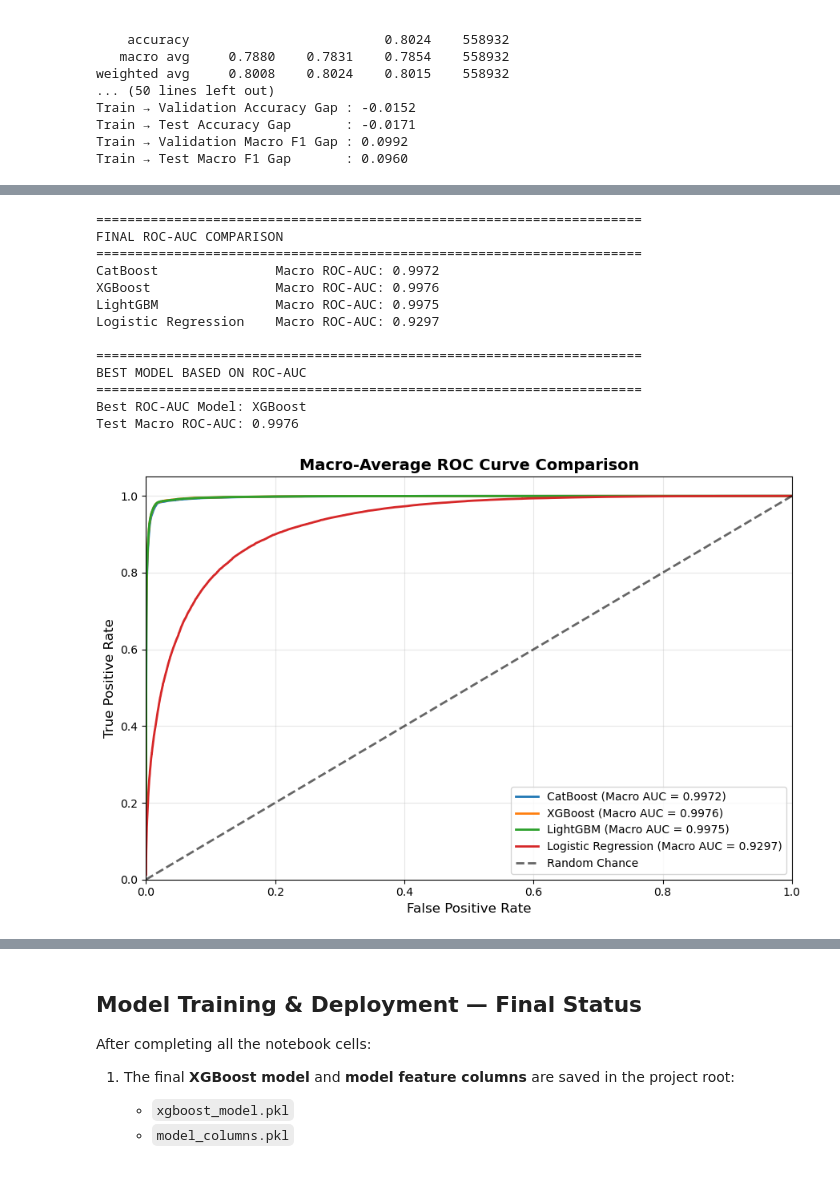
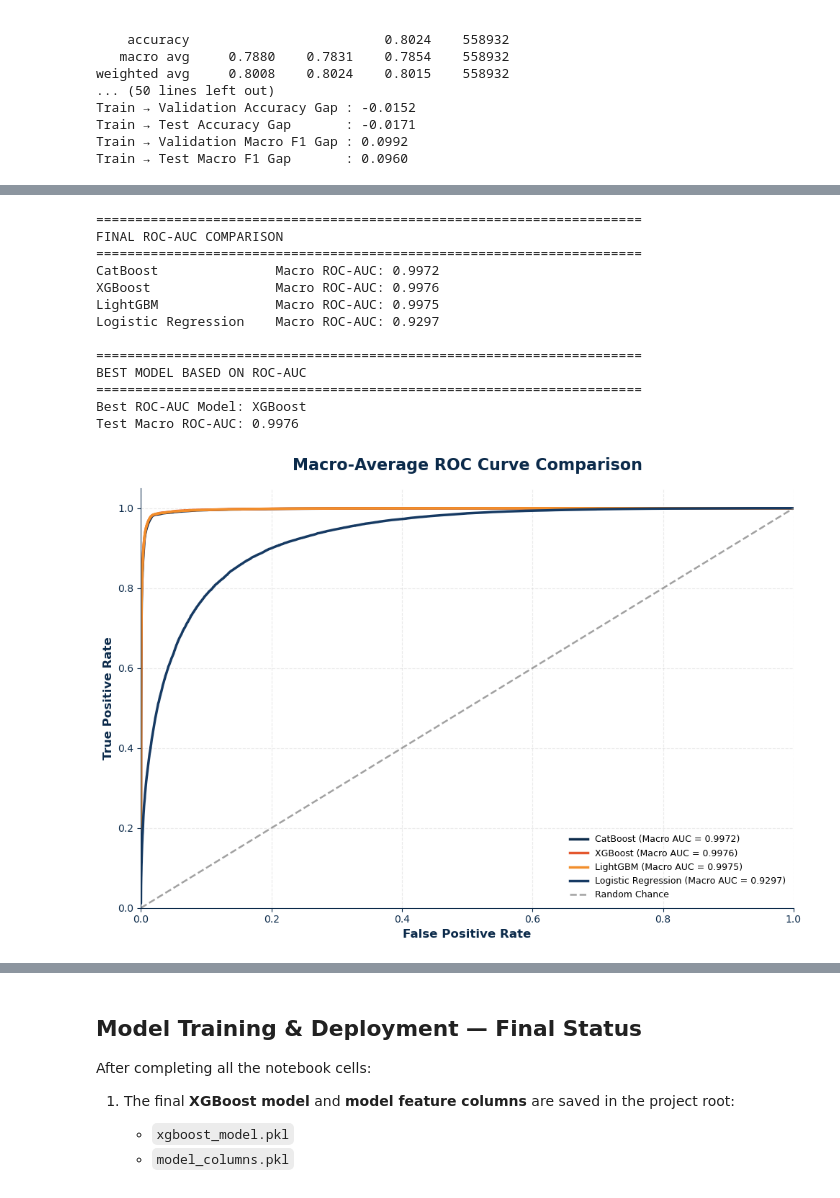
Before and after one commit to kumarsainit/precision-multiclass-irrigation-intelligence, a Jupyter notebook: notebook/train_model.ipynb, the cells around one changed output, grey strips where cells are left out. Saved outputs shown, nothing was run; the diff lists cells and outputs as text; code cells hidden in the pictures.

```diff
--- a/notebook/train_model.ipynb
+++ b/notebook/train_model.ipynb
@@ -1653,8 +1588,9 @@ modelProbabilities = {
     'Logistic Regression': logisticRegressionModel.predict_proba(testFeatures)
 }
 
-
-testClasses = np.unique(testTarget)
+testClasses = np.arange(
+    len(labelEncoder.classes_)
+)
 
 testTargetBinary = label_binarize(
     testTarget,
@@ -1662,7 +1598,6 @@ testTargetBinary = label_binarize(
 )
 
 numberOfClasses = testTargetBinary.shape[1]
-
 
 rocAucResults = {}
 
@@ -1675,7 +1610,6 @@ for modelName, predictionProbabilities in modelProbabilities.items():
         average='macro'
     )
 
-
 print("=" * 70)
 print("FINAL ROC-AUC COMPARISON")
 print("=" * 70)
@@ -1687,12 +1621,10 @@ for modelName, rocAucScore in rocAucResults.items():
         f"Macro ROC-AUC: {rocAucScore:.4f}"
     )
 
-
 bestRocAucModel = max(
     rocAucResults,
     key=rocAucResults.get
 )
-
 
 print("\n" + "=" * 70)
 print("BEST MODEL BASED ON ROC-AUC")
@@ -1708,15 +1640,24 @@ print(
     f"{rocAucResults[bestRocAucModel]:.4f}"
 )
 
+figure, ax = plt.subplots(
+    figsize=(10, 7),
+    facecolor='white'
+)
 
-plt.figure(figsize=(9, 6))
+ax.set_facecolor('white')
 
+modelColors = {
+    'CatBoost': '#0B2A4A',
+    'XGBoost': '#E4572E',
+    'LightGBM': '#F28E2B',
+    'Logistic Regression': '#163A63'
+}
 
 for modelName, predictionProbabilities in modelProbabilities.items():
 
     falsePositiveRates = {}
     truePositiveRates = {}
-
 
     for classIndex in range(numberOfClasses):
 
@@ -1724,7 +1665,6 @@ for modelName, predictionProbabilities in modelProbabilities.items():
             testTargetBinary[:, classIndex],
             predictionProbabilities[:, classIndex]
         )
-
 
     allFalsePositiveRates = np.unique(
         np.concatenate(
@@ -1735,11 +1675,9 @@ for modelName, predictionProbabilities in modelProbabilities.items():
         )
     )
 
-
     meanTruePositiveRate = np.zeros_like(
         allFalsePositiveRates
     )
-
 
     for classIndex in range(numberOfClasses):
 
@@ -1749,72 +1687,91 @@ for modelName, predictionProbabilities in modelProbabilities.items():
             truePositiveRates[classIndex]
         )
 
-
     meanTruePositiveRate /= numberOfClasses
-
 
     macroRocAuc = rocAucResults[modelName]
 
-
-    plt.plot(
+    ax.plot(
         allFalsePositiveRates,
         meanTruePositiveRate,
-        lw=2,
+        lw=2.5,
+        color=modelColors[modelName],
         label=f'{modelName} (Macro AUC = {macroRocAuc:.4f})'
     )
 
-
-plt.plot(
+ax.plot(
     [0, 1],
     [0, 1],
-    'k--',
-    lw=2,
+    '--',
+    color='#7A7A7A',
+    lw=1.8,
     label='Random Chance',
-    alpha=0.6
+    alpha=0.7
 )
 
+ax.set_xlim([0.0, 1.0])
+ax.set_ylim([0.0, 1.05])
 
-plt.xlim([0.0, 1.0])
-plt.ylim([0.0, 1.05])
-
-plt.xlabel(
+ax.set_xlabel(
     'False Positive Rate',
-    fontsize=12
+    fontsize=12,
+    fontweight='bold',
+    color='#0B2A4A'
 )
 
-plt.ylabel(
+ax.set_ylabel(
     'True Positive Rate',
-    fontsize=12
+    fontsize=12,
+    fontweight='bold',
+    color='#0B2A4A'
 )
 
-plt.title(
+ax.set_title(
     'Macro-Average ROC Curve Comparison',
-    fontsize=14,
-    fontweight='bold'
+    fontsize=16,
+    fontweight='bold',
+    color='#0B2A4A',
+    pad=18
 )
 
-plt.legend(
-    loc='lower right',
-    fontsize=10
+ax.tick_params(
+    axis='both',
+    colors='#0B2A4A',
+    labelsize=10
 )
 
-plt.grid(alpha=0.3)
+ax.grid(
+    alpha=0.25,
+    linestyle='--'
+)
+
+ax.spines['top'].set_visible(False)
+ax.spines['right'].set_visible(False)
+
+ax.spines['left'].set_color('#0B2A4A')
+ax.spines['bottom'].set_color('#0B2A4A')
+
+ax.legend(
+    loc='lower right',
+    fontsize=9,
+    frameon=False
+)
 
 plt.tight_layout()
 plt.show()
 # %% [output]
 ======================================================================
 FINAL ROC-AUC COMPARISON
 ======================================================================
 CatBoost               Macro ROC-AUC: 0.9972
 XGBoost                Macro ROC-AUC: 0.9976
 LightGBM               Macro ROC-AUC: 0.9975
 Logistic Regression    Macro ROC-AUC: 0.9297
 
 ======================================================================
 BEST MODEL BASED ON ROC-AUC
 ======================================================================
 Best ROC-AUC Model: XGBoost
 Test Macro ROC-AUC: 0.9976
-[figure, old version]
+[figure, new version]
 # %%
```
Also changed, not shown: parts of 12 cells of this notebook, 20 other files.
